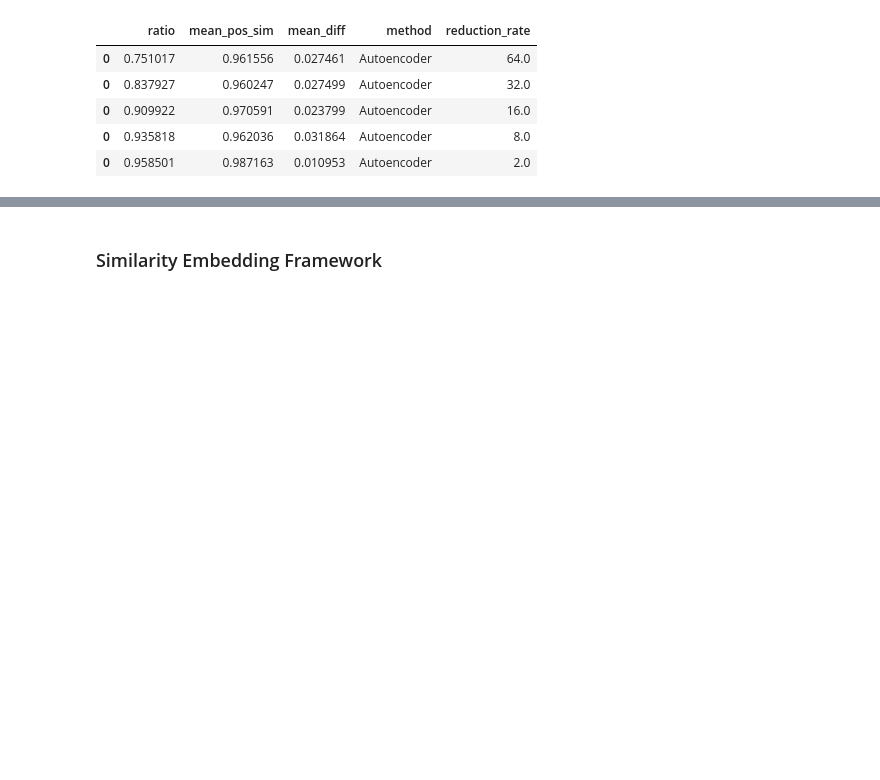
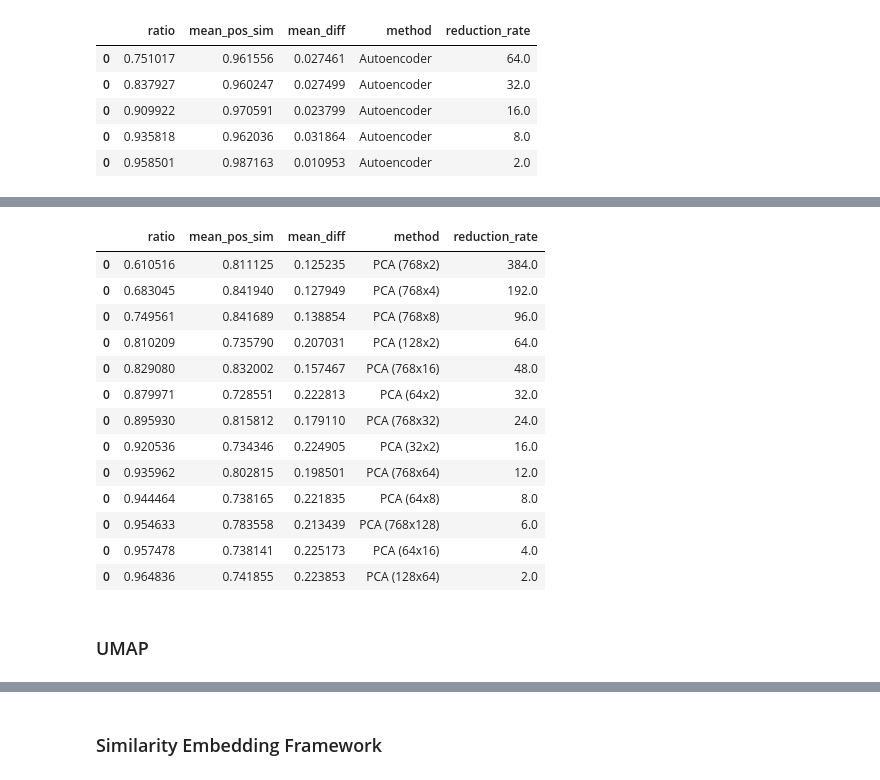
Before and after one commit to wwydmanski/cosine-dim-reduct, a Jupyter notebook: VectorCompression.ipynb, the cells around one changed output, grey strips where cells are left out. Drawn from its saved outputs; the diff is of its cells as text; code cells hidden in the pictures; blank space fills up the shorter version.

```diff
--- a/VectorCompression.ipynb
+++ b/VectorCompression.ipynb
@@ -279,0 +282,2 @@ cmetrics
+# %%
+metrics = []
@@ -279,0 +286,50 @@ cmetrics
+# %%
+def test_pca(model, input_dim):
+    def _inner(embeddings):
+        x = embeddings.reshape(-1, input_dim)
+        x = model.transform(x)
+        x = x.reshape(len(embeddings), -1)
+        return x
+    return _inner
+
+def get_pca(input_dim, output_dim):
+    model = PCA(output_dim)
+    data = train_data[0].reshape(-1, input_dim)
+    model.fit(data)
+    return model
+# %%
+model = get_pca(64, 8)
+# %%
+for input_dim in [8, 16, 32, 64, 128, 768]:
+    for output_dim in [2, 4, 8, 16, 32, 64, 128]:
+        if input_dim <= output_dim:
+            continue
+
+        model = get_pca(input_dim, output_dim)
+        metrics.append(calculate_metrics(test_pca(model, input_dim), test_data, f"PCA ({input_dim}x{output_dim})"))
+# %%
+cmetrics = pd.concat(metrics)
+
+max_ratio = cmetrics.groupby("reduction_rate").max()["ratio"]
+cmetrics = cmetrics[cmetrics.apply(lambda x: x["ratio"]==max_ratio[x["reduction_rate"]], axis=1)]
+cmetrics = cmetrics.sort_values("reduction_rate", ascending=False)
+cmetrics.to_csv("results/PCA.csv")
+
+cmetrics
+# %% [output]
+|  | ratio | mean_pos_sim | mean_diff | method | reduction_rate |
+| 0 | 0.610516 | 0.811125 | 0.125235 | PCA (768x2) | 384.0 |
+| 0 | 0.683045 | 0.841940 | 0.127949 | PCA (768x4) | 192.0 |
+| 0 | 0.749561 | 0.841689 | 0.138854 | PCA (768x8) | 96.0 |
+| 0 | 0.810209 | 0.735790 | 0.207031 | PCA (128x2) | 64.0 |
+| 0 | 0.829080 | 0.832002 | 0.157467 | PCA (768x16) | 48.0 |
+| 0 | 0.879971 | 0.728551 | 0.222813 | PCA (64x2) | 32.0 |
+| 0 | 0.895930 | 0.815812 | 0.179110 | PCA (768x32) | 24.0 |
+| 0 | 0.920536 | 0.734346 | 0.224905 | PCA (32x2) | 16.0 |
+| 0 | 0.935962 | 0.802815 | 0.198501 | PCA (768x64) | 12.0 |
+| 0 | 0.944464 | 0.738165 | 0.221835 | PCA (64x8) | 8.0 |
+| 0 | 0.954633 | 0.783558 | 0.213439 | PCA (768x128) | 6.0 |
+| 0 | 0.957478 | 0.738141 | 0.225173 | PCA (64x16) | 4.0 |
+| 0 | 0.964836 | 0.741855 | 0.223853 | PCA (128x64) | 2.0 |
+# %% [markdown]
+### UMAP
```
Also changed, not shown: parts of 8 cells of this notebook, 3 other files.
